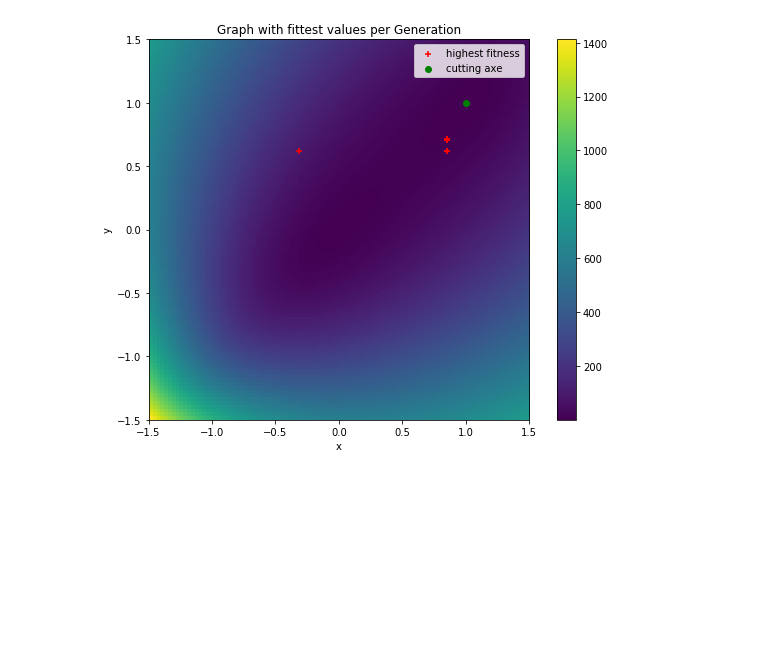
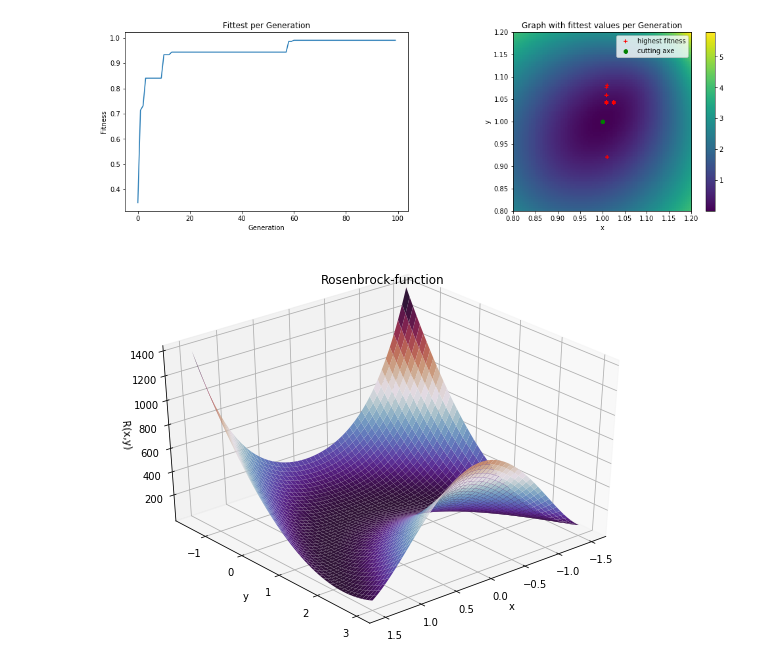
Before and after one commit to SamuelRuhl/predicting-crystal-phases, a Jupyter notebook: Data/plot_data.ipynb, the cells around one changed output. Cells and saved outputs as stored; diff of their text form; code cells hidden in the pictures; blank space fills up the shorter version.

```diff
--- a/Data/plot_data.ipynb
+++ b/Data/plot_data.ipynb
@@ -67,27 +68,56 @@ def f(x,y):
 # %%
 #3D plot, best solution per Generation
 from mpl_toolkits.mplot3d import Axes3D
-fig = plt.figure(figsize=(10,7))
-ax = fig.add_subplot(111)
+fig = plt.figure(figsize=(17,5))
+ax = fig.add_subplot(122)
 ax.set_xlabel('x')
 ax.set_ylabel('y')
 ax.set_title('Graph with fittest values per Generation')
 ax.scatter(best_sol_x,best_sol_y,c='r',marker='+',label='highest fitness')
-ry = np.linspace(-1.5,1.5,100)
-rx = np.linspace(-1.5,1.5,100)
+ry = np.linspace(0.8,1.2,100)
+rx = np.linspace(0.8,1.2,100)
 x,y  = np.meshgrid(rx,ry)
 ax.scatter(1,1,c='g',marker='o',label='cutting axe')
 #ax.plot(x,y,f(x,y))
 #ax.contour3D(x,y,f(x,y),50)
 #plt.contourf(x,y,f(x,y),50)
 rz=f(rx,ry)
 rbf = scipy.interpolate.Rbf(rx, ry, rz, function='multiquadric')
 z=rbf(x,y)
 plt.imshow(z, vmin=rz.min(), vmax=rz.max(), origin='lower',
            extent=[rx.min(), rx.max(), ry.min(), ry.max()])
 plt.colorbar()
 plt.legend()
-# extent=[rx.min(), rx.max(), ry.min(), ry.max()])
+bx=plt.subplot(121)
+bx.plot(fitest)
+bx.set_ylabel('Fitness')
+bx.set_xlabel('Generation')
+bx.set_title('Fittest per Generation')
+#extent=[rx.min(), rx.max(), ry.min(), ry.max()])
 plt.savefig('Graph.png')
 # %% [output]
-[figure, old version]
+[figure, new version]
+# %%
+from mpl_toolkits.mplot3d import Axes3D
+fig = plt.figure(figsize=(10,7))
+ax = fig.gca(projection='3d')
+ax.set_xlabel('x')
+ax.set_ylabel('y')
+ax.set_zlabel('R(x,y)')
+ax.set_title('Rosenbrock-function')
+
+ry = np.linspace(-1.5,3,1000)
+rx = np.linspace(-1.5,1.5,1000)
+rz=f(rx,ry)
+X,Y  = np.meshgrid(rx,ry)
+
+rbf = scipy.interpolate.Rbf(rx, ry, rz, function='multiquadric')
+Z=f(X,Y)
+
+surf = ax.plot_surface(X, Y, Z, cmap=cm.twilight_shifted,
+                       linewidth=0, antialiased=True)
+ax.view_init(elev=35., azim=50)
+plt.savefig('Rosen.png')
+plt.show()
+# %% [output]
+[figure, added]
```
Also changed, not shown: parts of 4 cells of this notebook, 43 other files.
